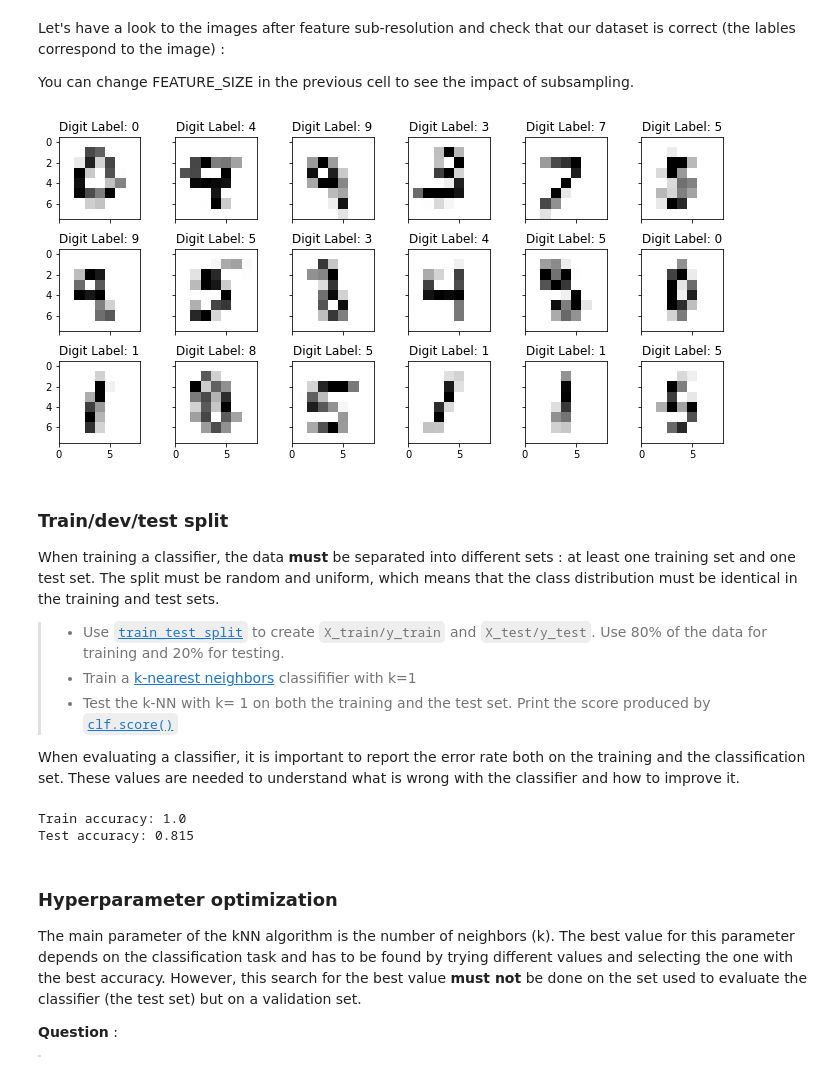
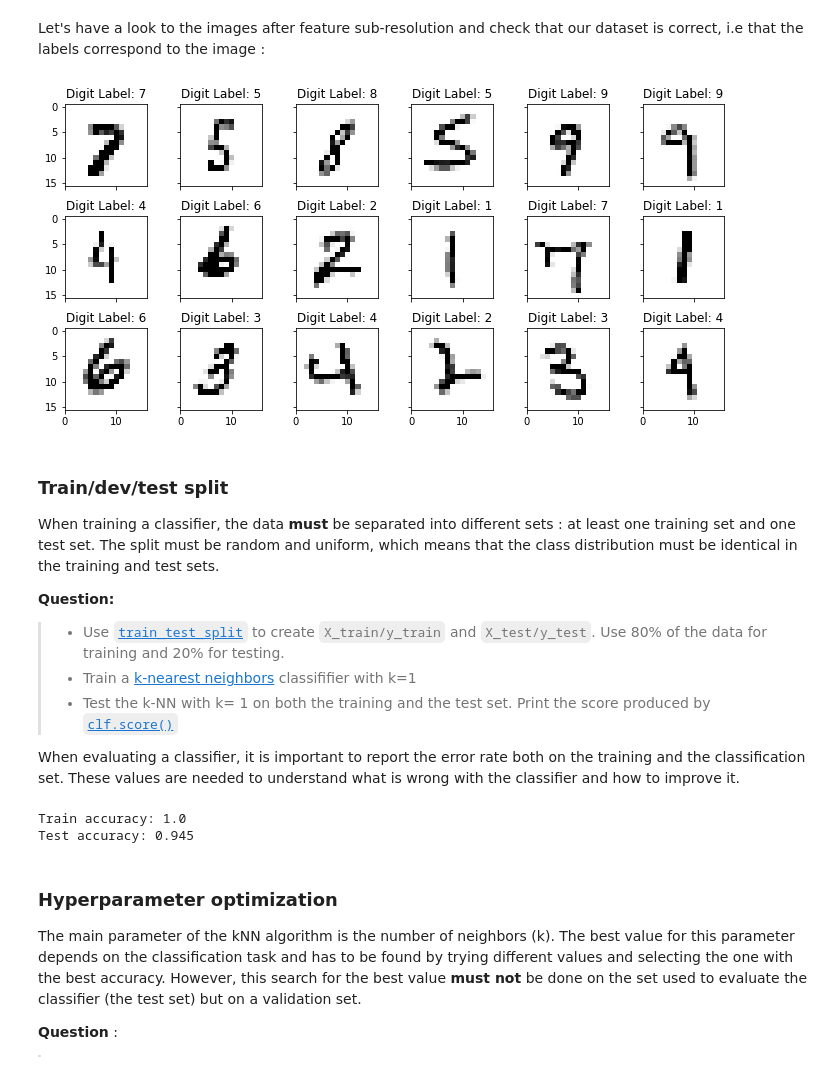
Before and after one commit to kermorvant/ml, a Jupyter notebook: notebooks/MNIST_all_stars.ipynb, the cells around one changed output. Cells and saved outputs as stored; diff of their text form; code cells hidden in the pictures.

Commit message:
mnist tp

```diff
--- a/notebooks/MNIST_all_stars.ipynb
+++ b/notebooks/MNIST_all_stars.ipynb
@@ -89,0 +32,9 @@ Target size (1000,)
+# %%
+READ_N_SAMPLES = 10000
+IMG_SIZE = 16
+all_df = pd.read_csv("MNIST_all_features16.csv.gz" ,nrows=READ_N_SAMPLES)
+
+# define the features and the targets
+X = all_df.iloc[:,:IMG_SIZE*IMG_SIZE]
+y = all_df['class']
+all_df.head()
@@ -90,66 +73,67 @@ Target size (1000,)
 # %% [markdown]
-Let's have a look to the images after feature sub-resolution and check that our dataset is correct (the lables correspond to the image) :
-
-You can change FEATURE_SIZE in the previous cell to see the impact of subsampling.
+Let's have a look to the images after feature sub-resolution and check that our dataset is correct, i.e that the labels correspond to the image :
 # %%
-images_to_plot = 18
-random_indices = random.sample(range(READ_N_SAMPLES), images_to_plot)
+import random
+import matplotlib.pyplot as plt
+import numpy as np
 
-sample_images = X[random_indices, :]
-sample_labels = y.loc[random_indices]
+number_plot_images = 18
+random_indices = random.sample(range(READ_N_SAMPLES), number_plot_images)
 
 fig, axes = plt.subplots(3,6,
                         figsize=(10,5),
                         sharex=True, sharey=True,
-                        subplot_kw=dict(adjustable='box-forced', aspect='equal'))
+                        subplot_kw=dict( aspect='equal'))
 
-for i in range(images_to_plot):
+for i in range(number_plot_images):
 
     subplot_row = i//6
     subplot_col = i%6
     ax = axes[subplot_row, subplot_col]
-
     # plot image on subplot
-    plottable_image = np.reshape(sample_images[i,:], (FEATURE_SIZE,FEATURE_SIZE))
+    plottable_image = all_df.iloc[random_indices[i],:IMG_SIZE*IMG_SIZE].values.reshape((IMG_SIZE,IMG_SIZE))
     ax.imshow(plottable_image, cmap='gray_r')
 
-    ax.set_title('Digit Label: {}'.format(sample_labels.iloc[i]))
-    ax.set_xbound([0,FEATURE_SIZE])
+    ax.set_title('Digit Label: {}'.format(all_df['class'][random_indices[i]]))
+    ax.set_xbound([0,IMG_SIZE])
 
 plt.tight_layout()
 plt.show()
 # %% [output]
-[figure, old version]
+[figure, new version]
 # %% [markdown]
 ### Train/dev/test split
 
 When training a classifier, the data **must** be separated into different sets : at least one training set and one test set. The split must be random and uniform, which means that the class distribution must be identical in the training and test sets.
 
+**Question:**
 > * Use [`train_test_split`](http://scikit-learn.org/stable/modules/generated/sklearn.model_selection.train_test_split.html) to create `X_train/y_train` and `X_test/y_test`. Use 80% of the data for training and 20% for testing.
 > * Train a [k-nearest neighbors](http://scikit-learn.org/stable/modules/generated/sklearn.neighbors.KNeighborsClassifier.html) classififier with k=1
 > * Test the k-NN with k= 1 on both the training and the test set. Print the score produced by [`clf.score()`](http://scikit-learn.org/stable/modules/generated/sklearn.neighbors.KNeighborsClassifier.html#sklearn.neighbors.KNeighborsClassifier.score)
 
 When evaluating a classifier, it is important to report the error rate both on the training and the classification set. These values are needed to understand what is wrong with the classifier and how to improve it.
 # %%
-test_percent = None # YOUR CODE HERE
-X_train, X_test, y_train, y_test = train_test_split(None, None, test_size=test_percent, random_state=42)# YOUR CODE HERE
+from sklearn.model_selection import train_test_split
+from sklearn import neighbors
+
+test_percent = 0.2 # YOUR CODE HERE
+X_train, X_test, y_train, y_test = train_test_split(X, y, test_size=test_percent, random_state=32)# YOUR CODE HERE
 
 # create a kNN classifier with a given k
-k = None # YOUR CODE HERE
-clf = neighbors.KNeighborsClassifier(None,n_jobs=-1)# YOUR CODE HERE
+k = 1 # YOUR CODE HERE
+clf = neighbors.KNeighborsClassifier(k,n_jobs=-1)# YOUR CODE HERE
 
 # Train the classifier on training set
-clf.fit(None,None)# YOUR CODE HERE
+clf.fit(X_train,y_train)# YOUR CODE HERE
 
 # Predict and evaluate on train set
-_predicted = clf.predict(None)# YOUR CODE HERE
-print ('Train accuracy:',metrics.accuracy_score(None, _predicted))# YOUR CODE HERE
+print ('Train accuracy:',clf.score(X_train, y_train))# YOUR CODE HERE
 # Predict and evaluate on test set
-_predicted = clf.predict(None)# YOUR CODE HERE
-print ('Test accuracy:',metrics.accuracy_score(None, _predicted))# YOUR CODE HERE
+_predicted = clf.predict(X_test)# YOUR CODE HERE
+print ('Test accuracy:',clf.score(X_test,y_test))# YOUR CODE HERE
 # %% [output]
 Train accuracy: 1.0
-Test accuracy: 0.815
+Test accuracy: 0.945
 # %% [markdown]
 ### Hyperparameter optimization
 
```
Also changed, not shown: parts of 26 cells of this notebook, 2 other files.
